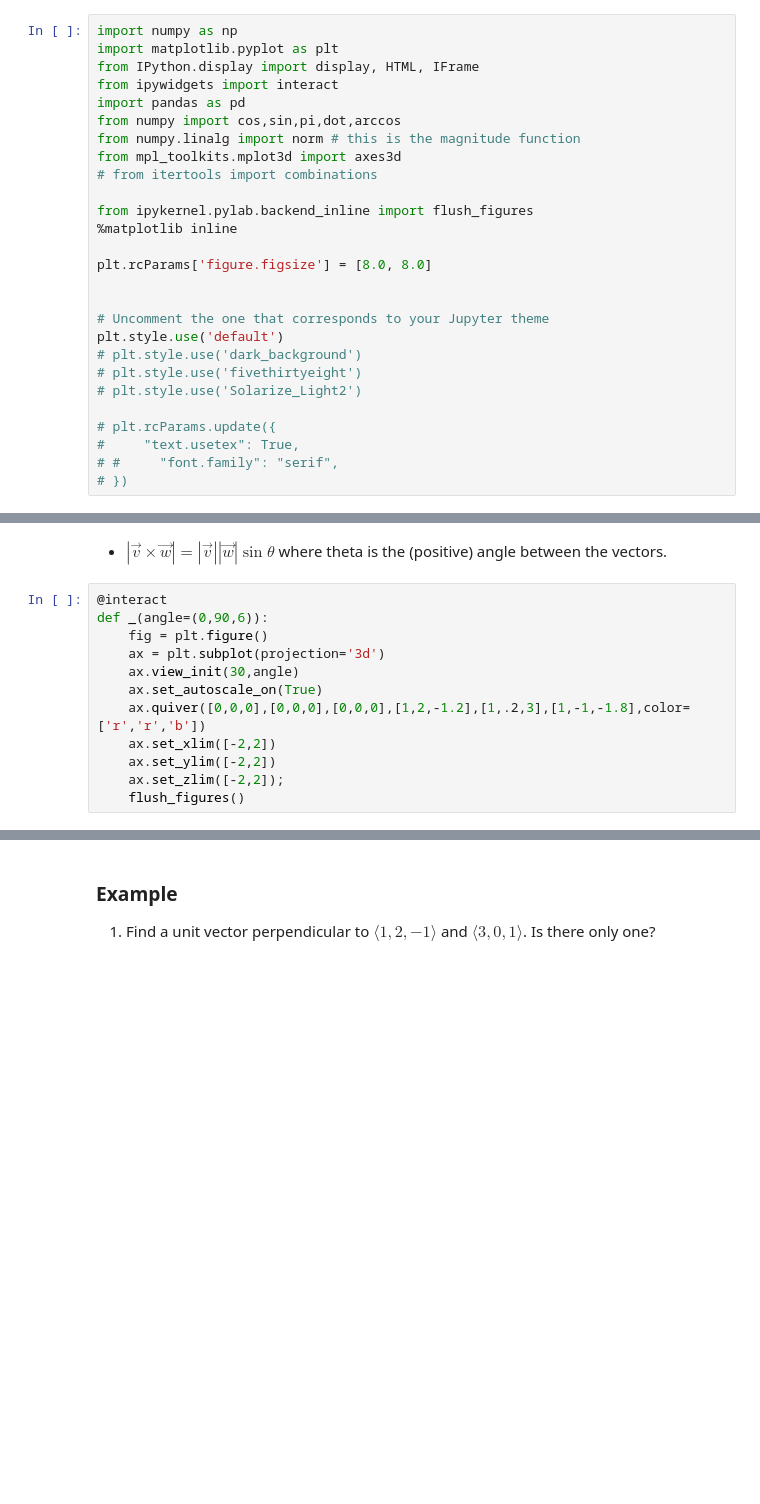
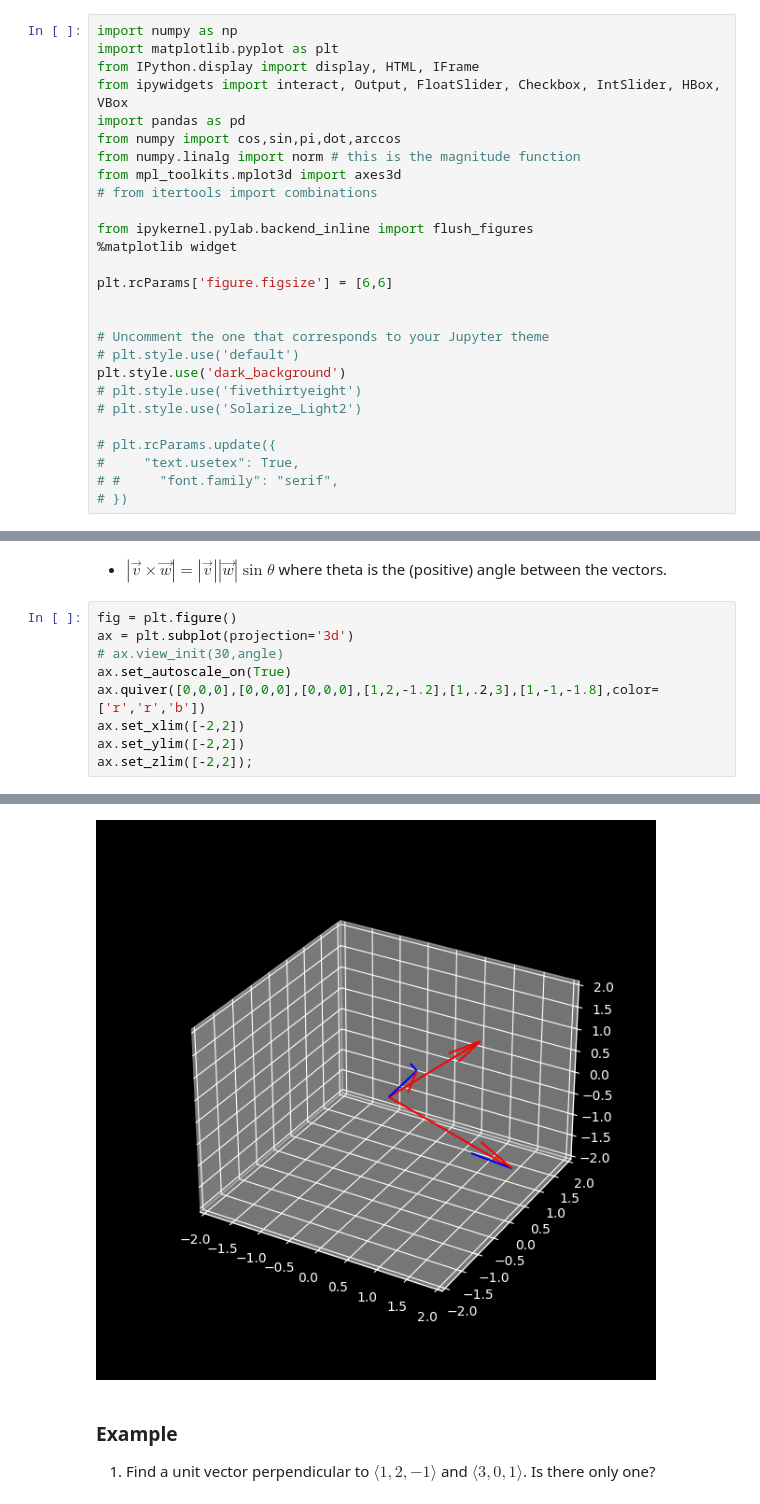
Before and after one commit to drewyoungren/mvc, a Jupyter notebook: lec/mvc-L03.ipynb, the cells around one changed output, grey strips where cells are left out. Cells and saved outputs as stored; diff of their text form; blank space fills up the shorter version.

Commit message:
Go to widgets

```diff
--- a/lec/mvc-L03.ipynb
+++ b/lec/mvc-L03.ipynb
@@ -2,7 +2,7 @@
 import numpy as np
 import matplotlib.pyplot as plt
 from IPython.display import display, HTML, IFrame
-from ipywidgets import interact
+from ipywidgets import interact, Output, FloatSlider, Checkbox, IntSlider, HBox, VBox
 import pandas as pd
 from numpy import cos,sin,pi,dot,arccos
 from numpy.linalg import norm # this is the magnitude function
@@ -10,14 +10,14 @@ from mpl_toolkits.mplot3d import axes3d
 # from itertools import combinations
 
 from ipykernel.pylab.backend_inline import flush_figures
-%matplotlib inline
+%matplotlib widget
 
-plt.rcParams['figure.figsize'] = [8.0, 8.0]
+plt.rcParams['figure.figsize'] = [6,6]
 
 
 # Uncomment the one that corresponds to your Jupyter theme
-plt.style.use('default')
-# plt.style.use('dark_background')
+# plt.style.use('default')
+plt.style.use('dark_background')
 # plt.style.use('fivethirtyeight')
 # plt.style.use('Solarize_Light2')
 
@@ -117,15 +120,12 @@ $$ = (bf-ce)\,\vec i + (cd-af)\, \vec j + (ae - bd)\, \vec k  $$
 # %% [markdown]
   - $|\vec v \times \vec w| = |\vec v ||\vec w|\sin\theta$ where theta is the (positive) angle between the vectors.
 # %%
-@interact
-def _(angle=(0,90,6)):
-    fig = plt.figure()
-    ax = plt.subplot(projection='3d')
-    ax.view_init(30,angle)
-    ax.set_autoscale_on(True)
-    ax.quiver([0,0,0],[0,0,0],[0,0,0],[1,2,-1.2],[1,.2,3],[1,-1,-1.8],color=['r','r','b'])
-    ax.set_xlim([-2,2])
-    ax.set_ylim([-2,2])
-    ax.set_zlim([-2,2]);
-    flush_figures()
+fig = plt.figure()
+ax = plt.subplot(projection='3d')
+# ax.view_init(30,angle)
+ax.set_autoscale_on(True)
+ax.quiver([0,0,0],[0,0,0],[0,0,0],[1,2,-1.2],[1,.2,3],[1,-1,-1.8],color=['r','r','b'])
+ax.set_xlim([-2,2])
+ax.set_ylim([-2,2])
+ax.set_zlim([-2,2]);
 # %% [output]
@@ -133,3 +132,4 @@ interactive(children=(IntSlider(value=42, description='angle', max=90, step=6),
+[figure, added]
 # %% [markdown]
 
 
```
Also changed, not shown: parts of 17 cells of this notebook.
